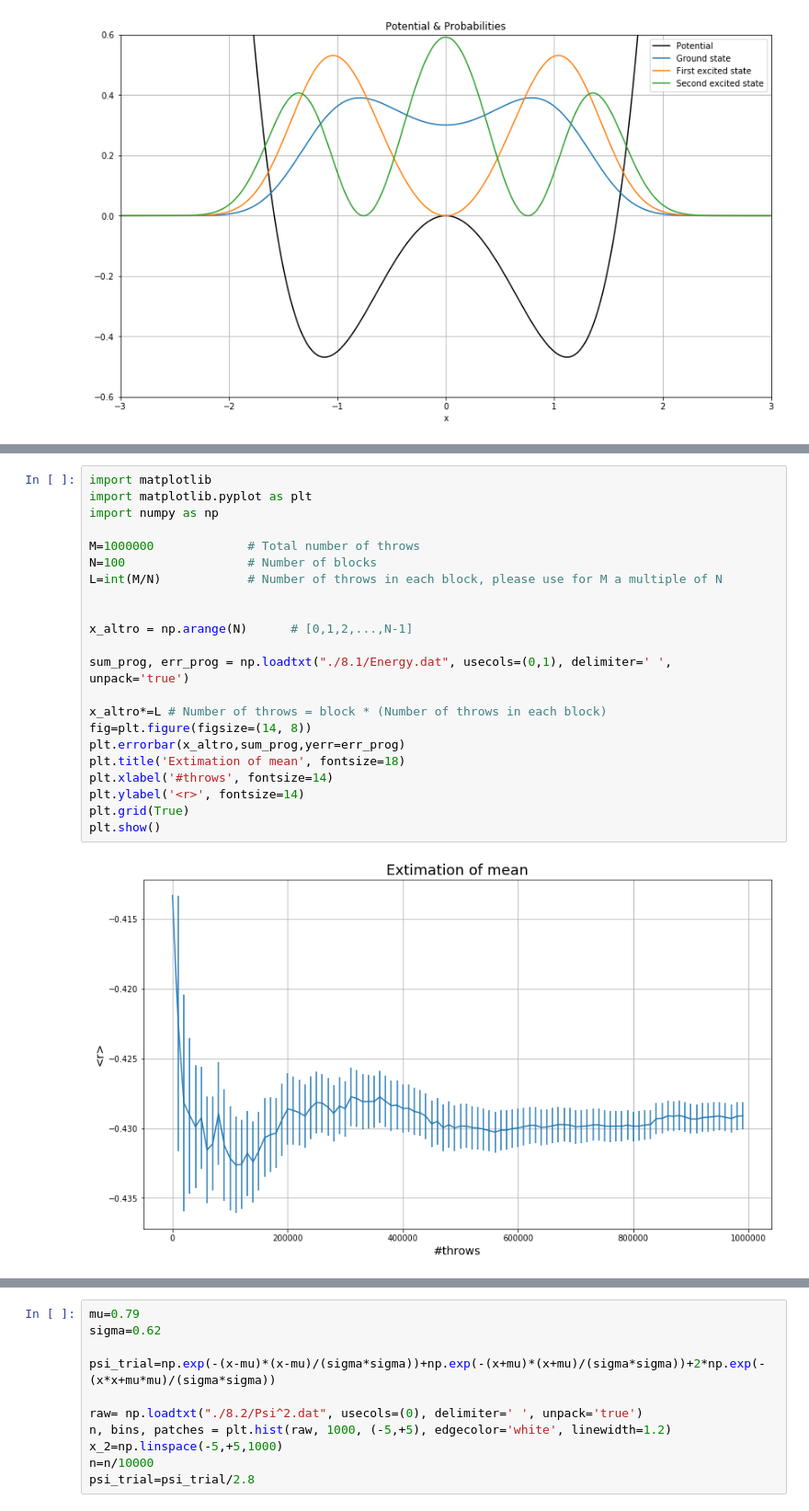
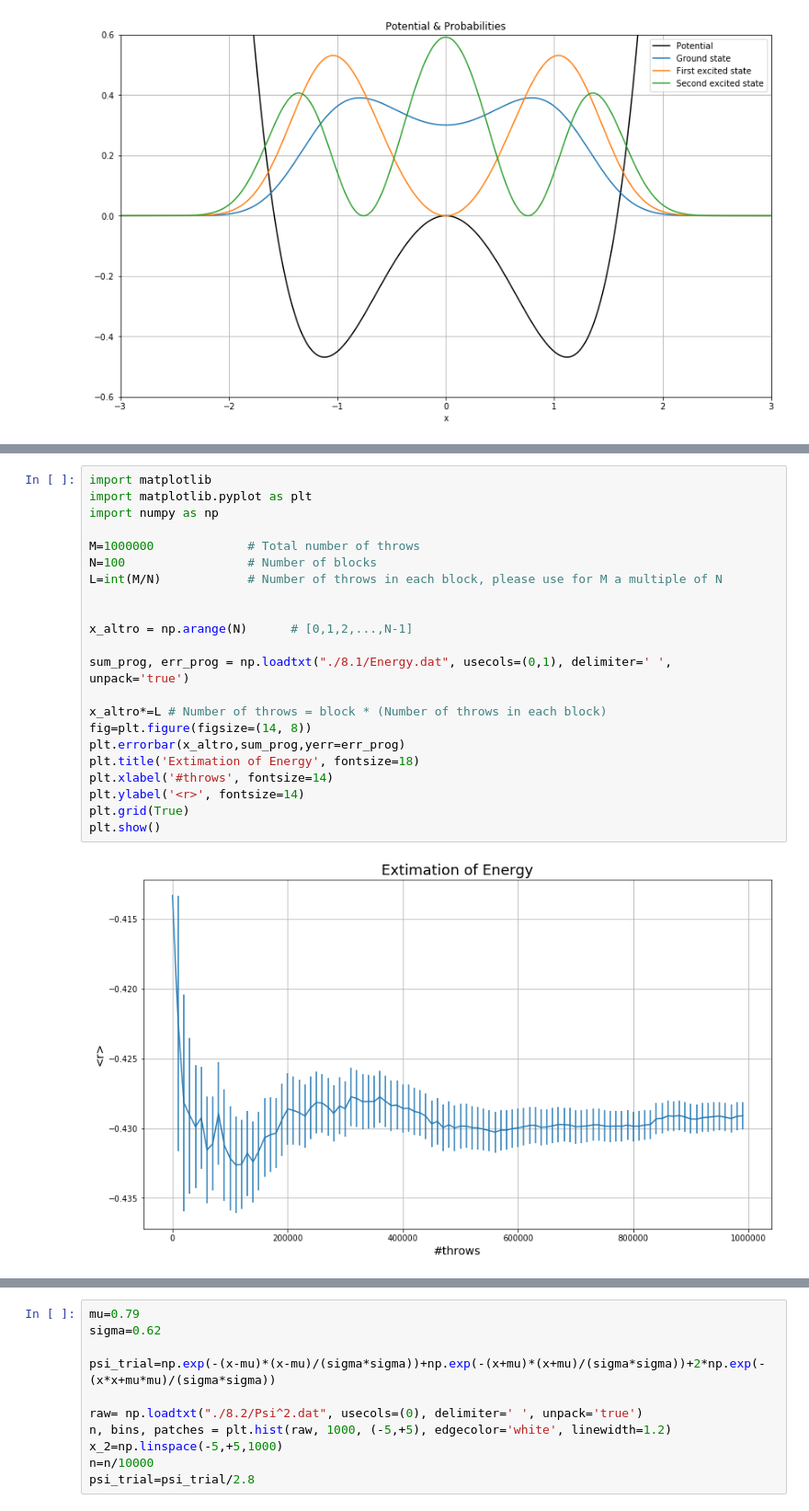
Before and after one commit to davide-piccioni/LSN_exercises, a Jupyter notebook: LSN_08/LSN_Exercises_08.ipynb, the cells around one changed output, grey strips where cells are left out. Shown: that part at 92% size. Drawn from its saved outputs; the diff is of its cells as text.

```diff
--- a/LSN_08/LSN_Exercises_08.ipynb
+++ b/LSN_08/LSN_Exercises_08.ipynb
@@ -154,27 +154,27 @@ In this first case we use as parameters: $\mu=0,80$, $\sigma=0,6$.
 # %%
 import matplotlib
 import matplotlib.pyplot as plt
 import numpy as np
 
 M=1000000             # Total number of throws
 N=100                 # Number of blocks
 L=int(M/N)            # Number of throws in each block, please use for M a multiple of N
 
 
 x_altro = np.arange(N)      # [0,1,2,...,N-1]
 
 sum_prog, err_prog = np.loadtxt("./8.1/Energy.dat", usecols=(0,1), delimiter=' ', unpack='true')
 
 x_altro*=L # Number of throws = block * (Number of throws in each block)
 fig=plt.figure(figsize=(14, 8))
 plt.errorbar(x_altro,sum_prog,yerr=err_prog)
-plt.title('Extimation of mean', fontsize=18)
+plt.title('Extimation of Energy', fontsize=18)
 plt.xlabel('#throws', fontsize=14)
 plt.ylabel('<r>', fontsize=14)
 plt.grid(True)
 plt.show()
 # %% [output]
-[figure, old version]
+[figure, new version]
 # %% [markdown]
 ### <font color="red">Exercise 08.2: Variational Monte Carlo, best parameters <font>
 
```
Also changed, not shown: parts of 7 cells of this notebook, 3 other files.
